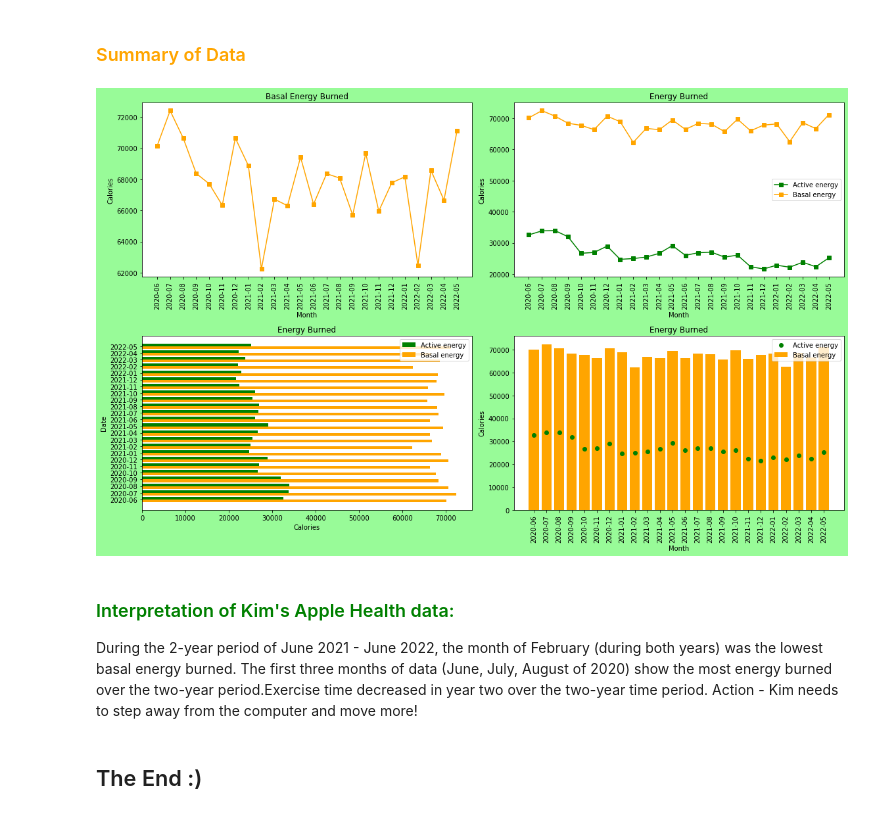
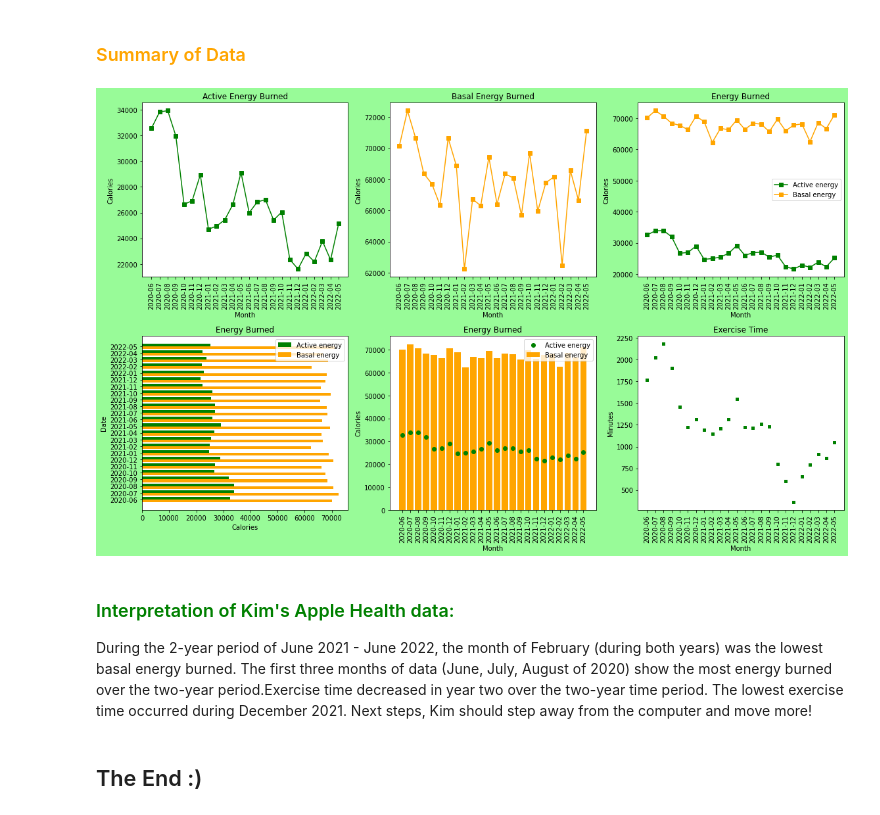
Before and after one commit to KimBug29/AppleDataKW, a Jupyter notebook: HealthData.ipynb, the cells around one changed output. Saved outputs shown, nothing was run; the diff lists cells and outputs as text; code cells hidden in the pictures.

Commit message:
Replaced 2 x 2 subplot with 2 x 3 subplot - quick summary of data

```diff
--- a/HealthData.ipynb
+++ b/HealthData.ipynb
@@ -320,50 +320,65 @@ plt.grid(color = "lightgrey", linestyle = "--", linewidth = 1)
 # %% [markdown]
 <h3 style="font-size:3rm;color:orange;">Summary of Data</h3>
 # %%
-#Setup: subplot 2 x 2 grid
+#Setup: subplot 2 x 3 grid to provide quick snapshot of analyzed Apple health data.
 plt.figure(figsize= (16,10), facecolor = "palegreen")
 
-plt.subplot(221)
+plt.subplot(231)
+plt.plot(health_data_2year_dataframe['Date'], health_data_2year_dataframe['Active energy burned(Cal)'], marker = 's', color = "green")
+plt.xlabel("Month")
+plt.ylabel("Calories")
+plt.xticks(rotation="vertical")
+plt.title('Active Energy Burned')
+
+plt.subplot(232)
 plt.plot(health_data_2year_dataframe['Date'], health_data_2year_dataframe['Basal energy burned(Cal)'], marker = 's', color = "orange")
 plt.xlabel("Month")
 plt.ylabel("Calories")
 plt.xticks(rotation="vertical")
 plt.title('Basal Energy Burned')
 
-plt.subplot(222)
+plt.subplot(233)
 plt.title('Energy Burned')
 plt.plot(health_data_2year_dataframe['Date'], health_data_2year_dataframe['Active energy burned(Cal)'], marker = 's', color = "green")
 plt.plot(health_data_2year_dataframe['Date'], health_data_2year_dataframe['Basal energy burned(Cal)'], marker = 's', color = "orange")
 plt.xlabel("Month")
 plt.ylabel("Calories")
 plt.legend (["Active energy","Basal energy"])
 plt.xticks(rotation="vertical")
 
-plt.subplot(223)
+plt.subplot(234)
 plt.title('Energy Burned')
 plt.barh(health_data_2year_dataframe['Date'], health_data_2year_dataframe['Active energy burned(Cal)'], color = "green",
     align = "edge", height = 0.4)
 plt.barh(health_data_2year_dataframe['Date'], health_data_2year_dataframe['Basal energy burned(Cal)'], color = "orange",
     align = "edge", height = -0.4)
 plt.legend (["Active energy","Basal energy"])
 plt.xlabel("Calories")
 plt.ylabel("Date")
 
-plt.subplot(224)
+plt.subplot(235)
 plt.title('Energy Burned')
 plt.plot_date(health_data_2year_dataframe['Date'], health_data_2year_dataframe['Active energy burned(Cal)'], color = "green",
     linewidth = 10)
 plt.bar(health_data_2year_dataframe['Date'], health_data_2year_dataframe['Basal energy burned(Cal)'], color = "orange")
 plt.legend (["Active energy","Basal energy"])
 plt.xticks(rotation="vertical")
 plt.xlabel("Month")
 plt.ylabel("Calories")
+
+plt.subplot(236)
+plt.title('Exercise Time')
+plt.scatter(health_data_2year_dataframe['Date'], health_data_2year_dataframe['Exercise time(min)'],
+    marker = "s", facecolors = "green", s = 20)
+plt.xticks(rotation="vertical")
+plt.xlabel("Month")
+plt.ylabel("Minutes")
 plt.tight_layout()
 plt.show()
 # %% [output]
-[figure, old version]
+[figure, new version]
 # %% [markdown]
 <h3 style="font-size: 2rm;color:green;">Interpretation of Kim's Apple Health data:</h3>
-During the 2-year period of June 2021 - June 2022, the month of February (during both years) was the lowest basal energy burned. The first three months of data (June, July, August of 2020) show the most energy burned over the two-year period.Exercise time decreased in year two over the two-year time period. Action - Kim needs to step away from the computer and move more!
+During the 2-year period of June 2021 - June 2022, the month of February (during both years) was the lowest basal energy burned. The first three months of data (June, July, August of 2020) show the most energy burned over the two-year period.Exercise time decreased in year two over the two-year time period. The lowest exercise time occurred during December 2021. Next steps, Kim should step away from the computer and move more!
 # %% [markdown]
 ## The End :)
```
